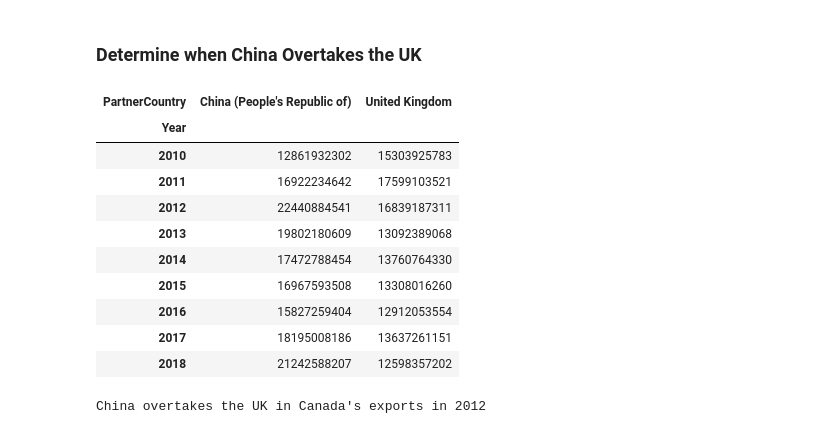
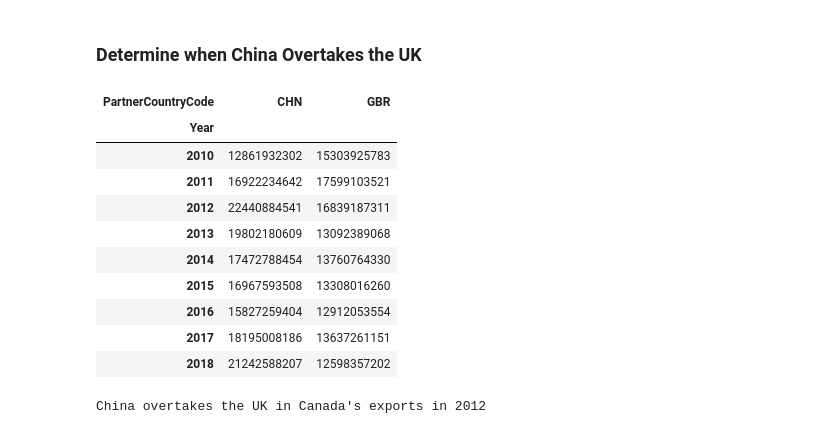
Before and after one commit to colinjia667/rsm371a3, a Jupyter notebook: assignment3.ipynb, the cells around one changed output. Cells and saved outputs as stored; diff of their text form; code cells hidden in the pictures.

```diff
--- a/assignment3.ipynb
+++ b/assignment3.ipynb
@@ -134,7 +134,7 @@ trade.head()
 canada_exports = trade[(trade['Country'] == 'Canada') & (trade['TradeType'] == 'EXP')].reset_index(drop=True)
 # %%
 # Aggregate total exports by partner country across all years
-total_exports = canada_exports.groupby('PartnerCountry')['TradeValue'].sum().reset_index()
+total_exports = canada_exports.groupby('PartnerCountryCode')['TradeValue'].sum().reset_index()
 
 # Sort the total exports in descending order to get the top 10 export partners
 top10_exports = total_exports.sort_values('TradeValue', ascending=False).head(10).reset_index(drop=True)
@@ -154,6 +154,6 @@ top10_exports
 # %%
 # Filter for fixed top 10 export partners
-filtered_top_10 = canada_exports[canada_exports['PartnerCountry'].isin(top10_exports['PartnerCountry'])]
+filtered_top_10 = canada_exports[canada_exports['PartnerCountryCode'].isin(top10_exports['PartnerCountryCode'])]
 # %%
 # Rank export partners by year
 filtered_top_10 = filtered_top_10.copy()
@@ -217,13 +217,13 @@ japan_rank[['Year', 'Rank']]
 ### Determine when China Overtakes the UK
 # %%
 # Filter for China and UK data
-china_uk = filtered_top_10[filtered_top_10['PartnerCountry'].isin(['China (People\'s Republic of)', 'United Kingdom'])]
+china_uk = filtered_top_10[filtered_top_10['PartnerCountryCode'].isin(['CHN', 'GBR'])]
 
 # Pivot the data to get the exports of China and UK by year
-pivot_china_uk = china_uk.pivot(index='Year', columns='PartnerCountry', values='TradeValue')
+pivot_china_uk = china_uk.pivot(index='Year', columns='PartnerCountryCode', values='TradeValue')
 pivot_china_uk
 # %% [output]
-| PartnerCountry | China (People's Republic of) | United Kingdom |
+| PartnerCountryCode | CHN | GBR |
 | Year |  |  |
 | 2010 | 12861932302 | 15303925783 |
 | 2011 | 16922234642 | 17599103521 |
```
Also changed, not shown: parts of 5 cells of this notebook, 15 other files.
